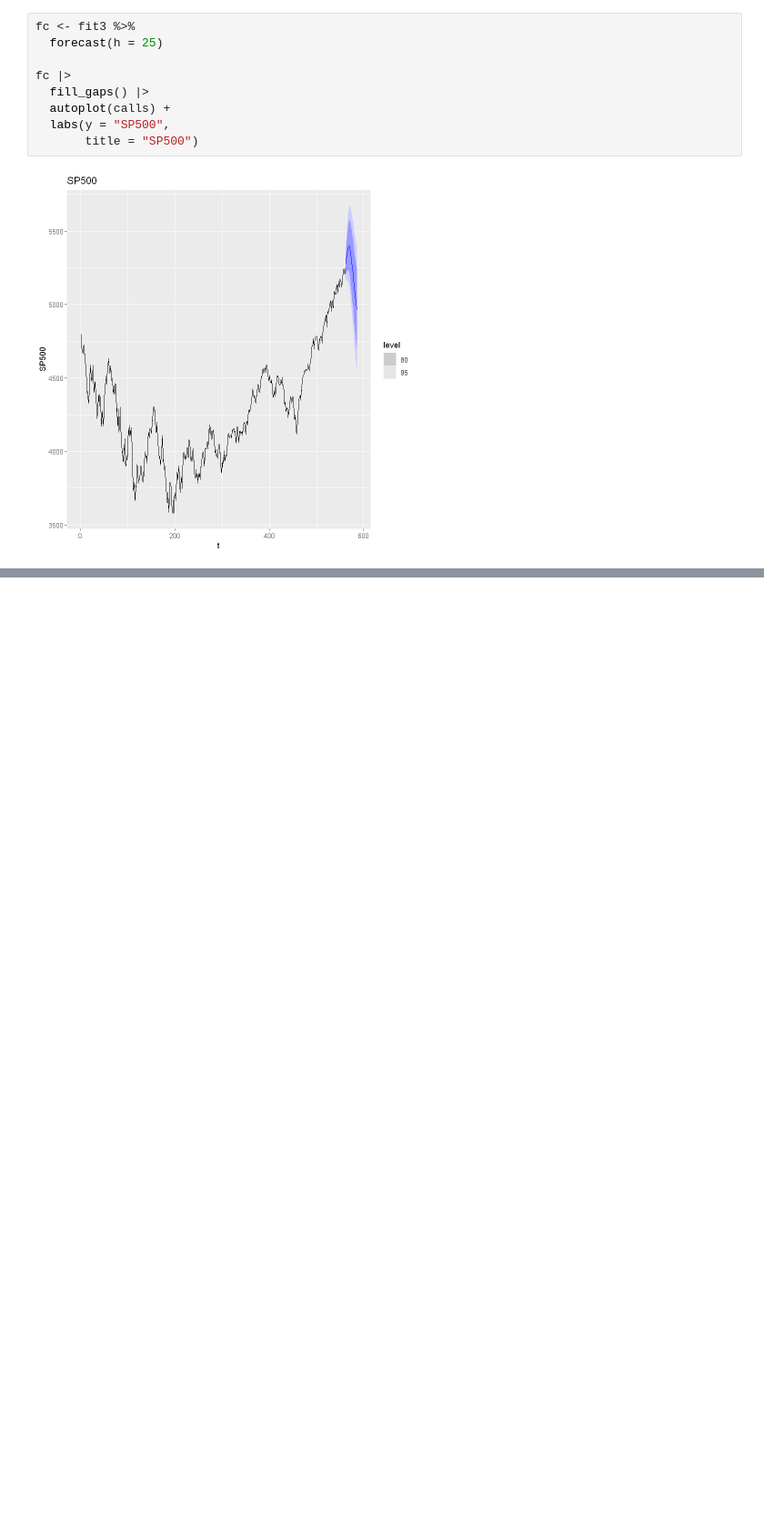
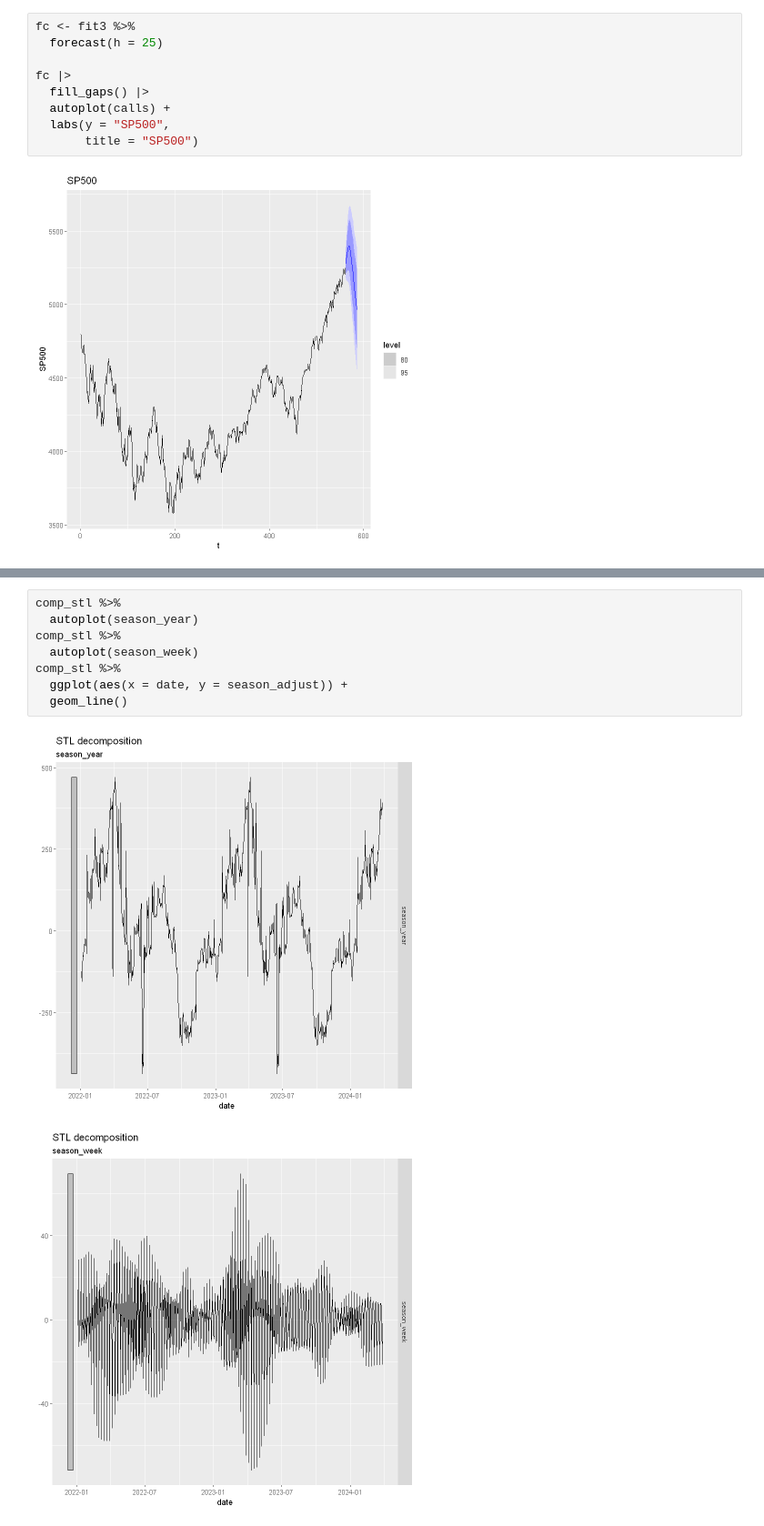
Before and after one commit to Diegocanales1/Series-de-Tiempo, a Jupyter notebook: clase 10 abril.ipynb, the cells around one changed output, grey strips where cells are left out. Shown at 91% size. Cells and saved outputs as stored; diff of their text form; blank space fills up the shorter version.

```diff
--- a/clase 10 abril.ipynb
+++ b/clase 10 abril.ipynb
@@ -263,0 +270,11 @@ fc |>
+# %%
+comp_stl %>%
+  autoplot(season_year)
+comp_stl %>%
+  autoplot(season_week)
+comp_stl %>%
+  ggplot(aes(x = date, y = season_adjust)) +
+  geom_line()
+# %% [output]
+[figure, added]
+[figure, added]
```
Also changed, not shown: parts of 18 cells of this notebook.
